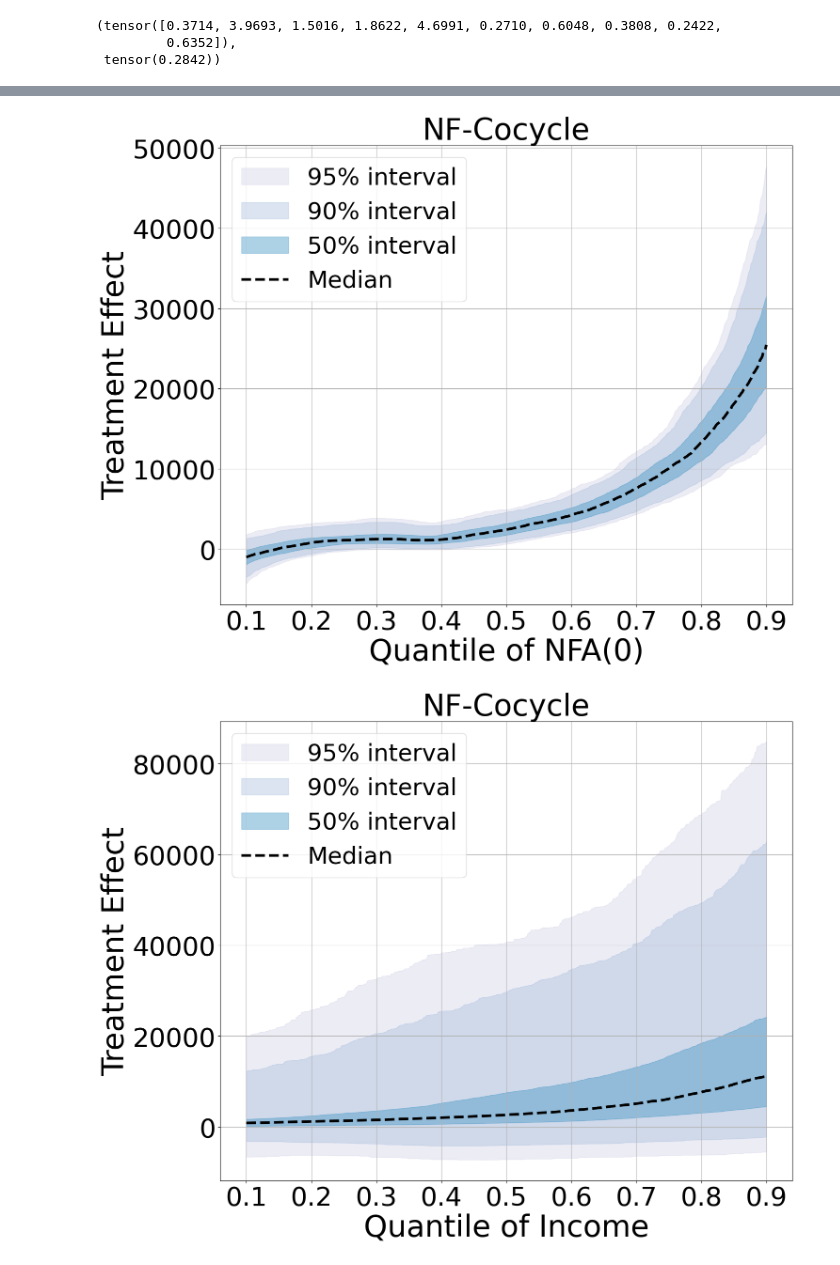
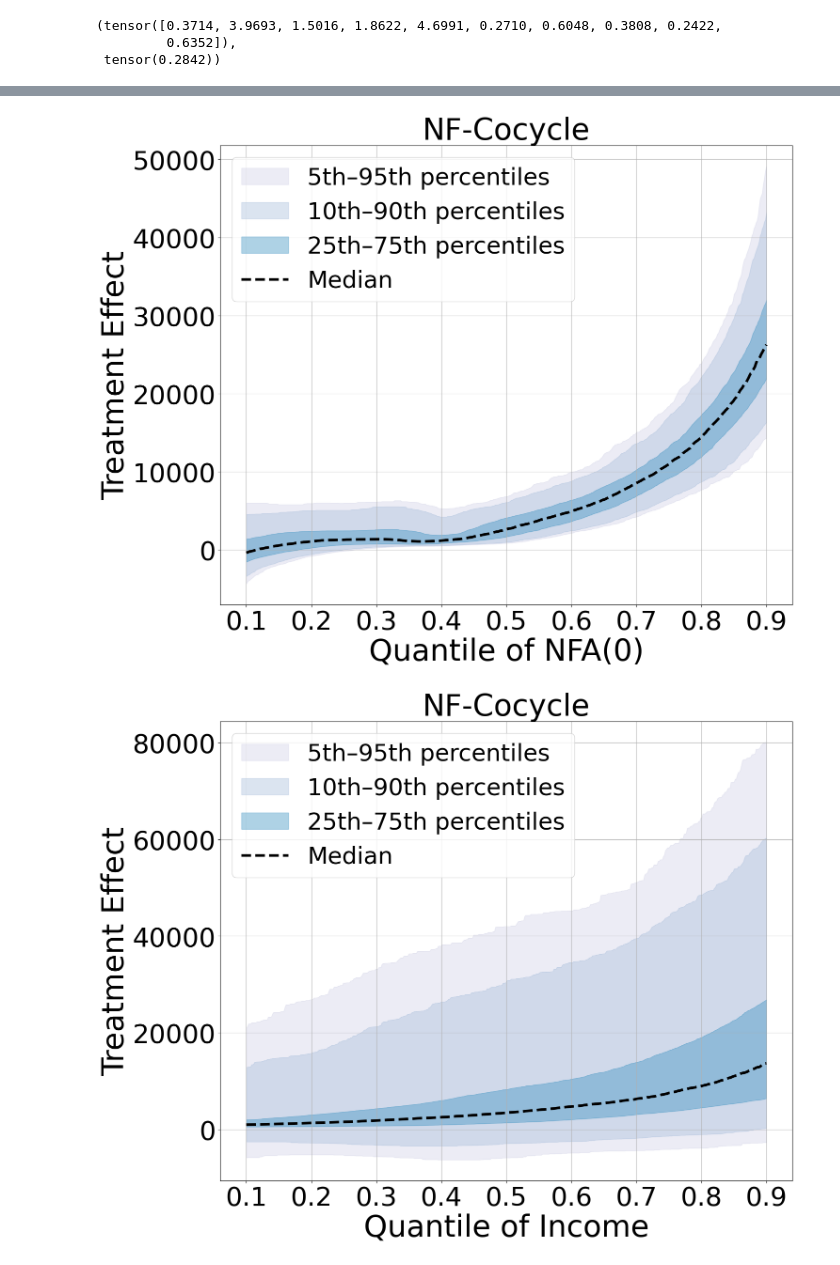
Before and after one commit to HWDance/Cocycles, a Jupyter notebook: applications/e401k-Cocycles-NF.ipynb, the cells around one changed output, grey strips where cells are left out. Drawn from its saved outputs; the diff is of its cells as text; code cells hidden in the pictures.

```diff
--- a/applications/e401k-Cocycles-NF.ipynb
+++ b/applications/e401k-Cocycles-NF.ipynb
@@ -32,7 +30,6 @@ names = np.array(list(Data[:0]))
 """
 Data processing
 """
-
 # Names
 covariates = ['age', 'inc', 'educ', 'fsize', 'marr',
                  'twoearn', 'db', 'pira', 'hown', 'e401']
@@ -67,7 +64,7 @@ id = torch.randperm(Xscale.size(0))
 Xscale,Yscale = Xscale[id],Yscale[id]
 
 # Train validation split
-train_pc = 0.7
+train_pc = 1.0
 ntrain = int(train_pc * N)
 Xtr, Ytr = Xscale[:ntrain], Yscale[:ntrain]
 Xte, Yte = Xscale[ntrain:], Yscale[ntrain:]
@@ -246,0 +78,17 @@ Epoch 10/10, Training Loss: -0.5497
+# %%
+# Build architectures
+transforms = get_stock_transforms(x_dim = D, y_dim = 1)
+
+# Cocycle models
+cocycle_models = [ZukoCocycleModel(nn.ModuleList(t)) for t in transforms]
+
+# Set up loss factories
+kernel = [gaussian_kernel()] * 2
+loss_factory = CocycleLossFactory(kernel)
+
+# Cross-validate each family
+hyper_kwargs = [{'learn_rate': 1e-2}] * (len(cocycle_models)-1) + [{'learn_rate': 1e-3}]
+cmmdv = loss_factory.build_loss("CMMD_V", Xtr, Ytr)
+final_v, (idx_v, _) = validate(cocycle_models, cmmdv, Xtr, Ytr, method="CV",
+                               train_val_split=0.5, opt_kwargs=opt_config,
+                               hyper_kwargs=hyper_kwargs, choose_best_model="overall", retrain=True)
@@ -247,7 +113,8 @@ Epoch 10/10, Training Loss: -0.5497
 # %%
 """
-Getting predictions
+Getting predicted counterfactuals
 """
+final_model_overall = final_v
 X0scale,X1scale = Xscale*1,Xscale*1
 X0scale[:,0] = 0
 X1scale[:,0] = 1
@@ -399,19 +267,19 @@ x = torch.linspace(0.1, 0.9, ntest, dtype=torch.float64).numpy()
 q = quantile_preds_Y0.detach().numpy()  # shape: (n_q, ntest)
 
 # Define quantile levels for shaded regions
-quantile_levels = [0.025, 0.05, 0.25, 0.5, 0.75, 0.95, 0.975]
+quantile_levels = [0.05, 0.1, 0.25, 0.5, 0.75, 0.9, 0.95]
 qmap = {level: q[i] for i, level in enumerate(quantile_levels)}
 
 # Create figure with doubled size
 plt.figure(figsize=(15, 12))
 
 # Fill between symmetric quantiles
-fill_pairs = [(0.025, 0.975), (0.05, 0.95), (0.25, 0.75)]
+fill_pairs = [(0.05, 0.95), (0.1, 0.9), (0.25, 0.75)]
 colors = ['#d0d1e6', '#a6bddb', '#3690c0']  # lighter to darker
 
 for (lo, hi), color in zip(fill_pairs, colors):
     plt.fill_between(x, qmap[lo]*scale_Y.item(), qmap[hi]*scale_Y.item(), alpha=0.4, color=color,
-                     label=f'{int((hi - lo)*100+0.1)}% interval')
+                     label=f'{int(lo*100)}th–{int(hi*100)}th percentiles')
 
 # Add the median quantile curve
 plt.plot(x,qmap[0.5]*scale_Y.item(), color='black', lw=4.0, label='Median', ls="dashed")
@@ -437,35 +305,36 @@ import matplotlib.pyplot as plt
 x = torch.linspace(0.1, 0.9, ntest, dtype=torch.float64).numpy()
 q = quantile_preds_V.detach().numpy()  # shape: (n_q, ntest)
 
 # Define quantile levels for shaded regions
-quantile_levels = [0.025, 0.05, 0.25, 0.5, 0.75, 0.95, 0.975]
+quantile_levels = [0.05, 0.1, 0.25, 0.5, 0.75, 0.9, 0.95]
 qmap = {level: q[i] for i, level in enumerate(quantile_levels)}
 
 # Create figure with doubled size
 plt.figure(figsize=(15, 12))
 
 # Fill between symmetric quantiles
-fill_pairs = [(0.025, 0.975), (0.05, 0.95), (0.25, 0.75)]
+fill_pairs = [(0.05, 0.95), (0.1, 0.9), (0.25, 0.75)]
 colors = ['#d0d1e6', '#a6bddb', '#3690c0']  # lighter to darker
 
+ind = 0
 for (lo, hi), color in zip(fill_pairs, colors):
     plt.fill_between(x, qmap[lo]*scale_Y.item(), qmap[hi]*scale_Y.item(), alpha=0.4, color=color,
-                     label=f'{int((hi - lo)*100+0.1)}% interval')
+                     label=f'{int(lo*100)}th–{int(hi*100)}th percentiles')
 
 # Add the median quantile curve
 plt.plot(x,qmap[0.5]*scale_Y.item(), color='black', lw=4.0, label='Median', ls="dashed")
 
 # Final formatting
 plt.xlabel(r'Quantile of Income', fontsize=46)
 plt.ylabel('Treatment Effect', fontsize=46)
 plt.title(r'NF-Cocycle', fontsize=46)
 plt.legend(fontsize=36, loc = 'upper left')
 plt.grid(True)
 plt.xticks(fontsize=40)
 plt.yticks(fontsize=40)
 plt.tight_layout()
 plt.savefig("e401k_nfcocycle_income.png", bbox_inches = "tight")
 plt.show()
 # %% [output]
-[figure, old version]
+[figure, new version]
-[figure, old version]
+[figure, new version]
```
Also changed, not shown: parts of 14 cells of this notebook, 4 other files.
